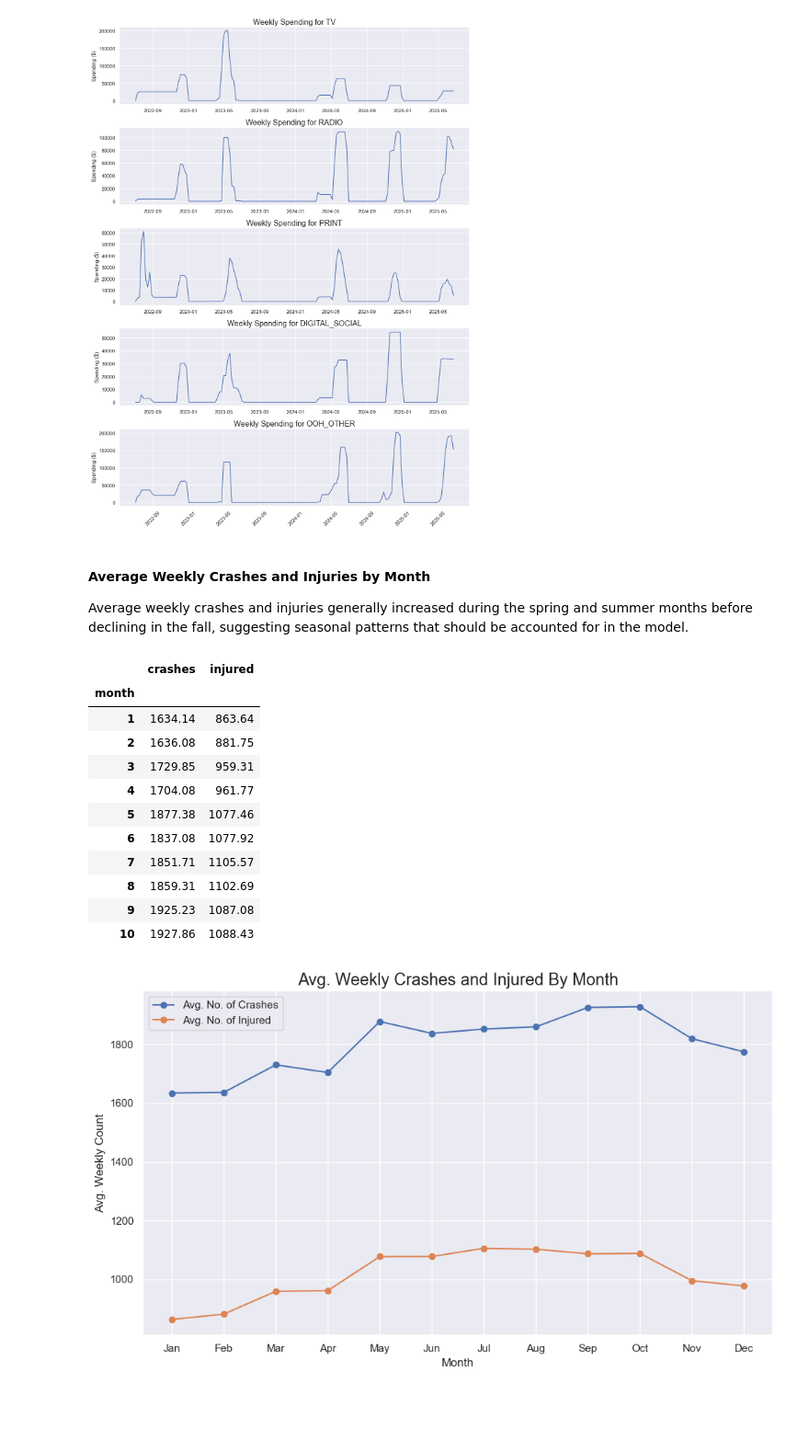
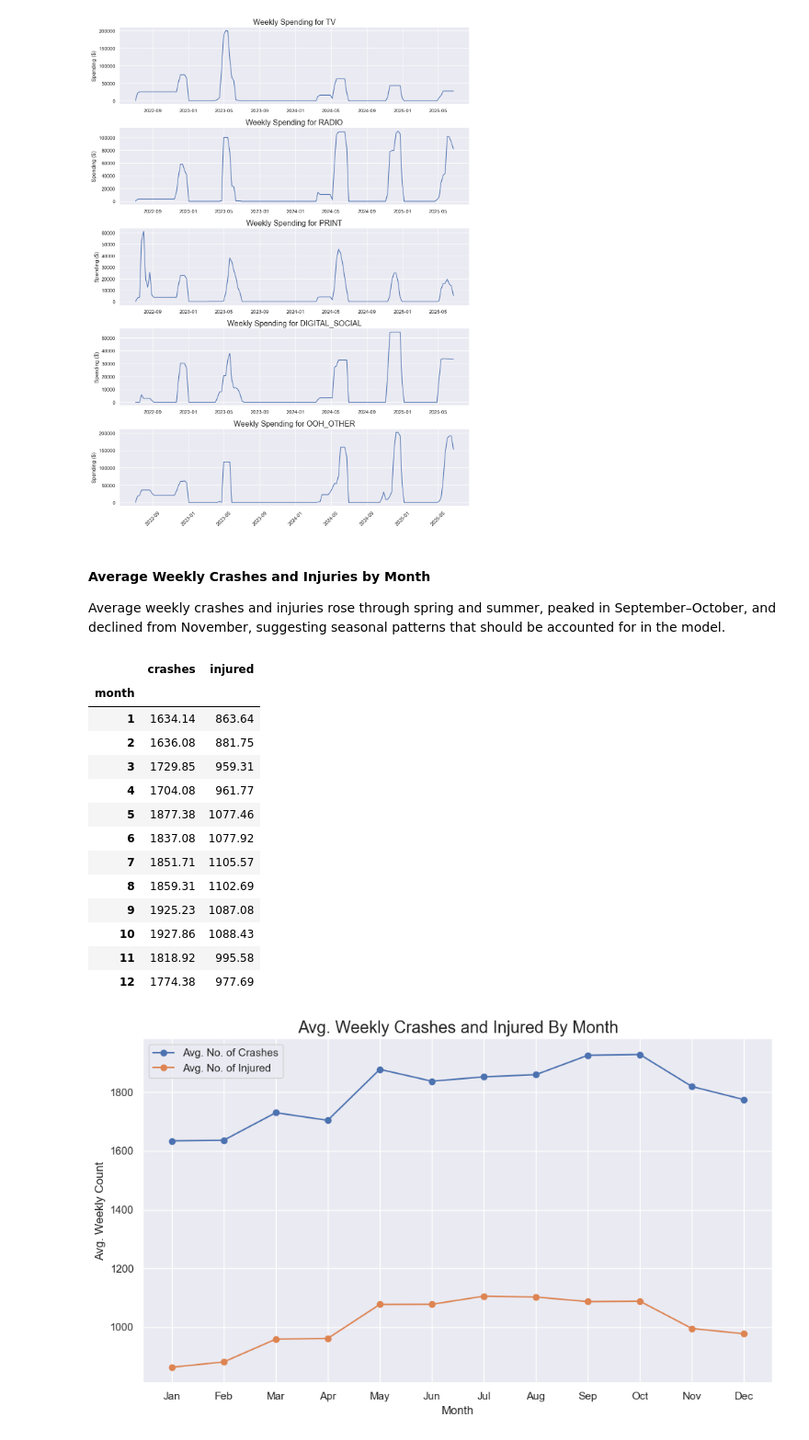
Before and after one commit to jac6779/nyc-dot-mmm, a Jupyter notebook: notebooks/02_nyc_dot_mmm_data_analysis.ipynb, the cells around one changed output. Shown at 92% size. Saved outputs shown, nothing was run; the diff lists cells and outputs as text; code cells hidden in the pictures; blank space fills up the shorter version.

```diff
--- a/notebooks/02_nyc_dot_mmm_data_analysis.ipynb
+++ b/notebooks/02_nyc_dot_mmm_data_analysis.ipynb
@@ -300,31 +300,31 @@ plt.show()
 # %% [markdown]
 #### Average Weekly Crashes and Injuries by Month
 
-Average weekly crashes and injuries generally increased during the spring and summer months before declining in the fall, suggesting seasonal patterns that should be accounted for in the model.
+Average weekly crashes and injuries rose through spring and summer, peaked in September–October, and declined from November, suggesting seasonal patterns that should be accounted for in the model.
 # %%
 # Weekly Crashes and injured
 monthly_crash_injured = pd.DataFrame(
     data.groupby(data["week_start"].dt.month)[["crashes", "injured"]].mean()
 ).round(2)
 
-# Convert index to timestamp
 monthly_crash_injured.index.name = "month"
 
-# Show first 10 rows
-monthly_crash_injured.head(10)
+monthly_crash_injured
 # %% [output]
 |  | crashes | injured |
 | month |  |  |
 | 1 | 1634.14 | 863.64 |
 | 2 | 1636.08 | 881.75 |
 | 3 | 1729.85 | 959.31 |
 | 4 | 1704.08 | 961.77 |
 | 5 | 1877.38 | 1077.46 |
 | 6 | 1837.08 | 1077.92 |
 | 7 | 1851.71 | 1105.57 |
 | 8 | 1859.31 | 1102.69 |
 | 9 | 1925.23 | 1087.08 |
 | 10 | 1927.86 | 1088.43 |
+| 11 | 1818.92 | 995.58 |
+| 12 | 1774.38 | 977.69 |
 # %%
 # Plot weekly crashes and injured
 plt.figure(figsize=(10, 6))
```
Also changed, not shown: parts of 2 cells of this notebook, 3 other files.
